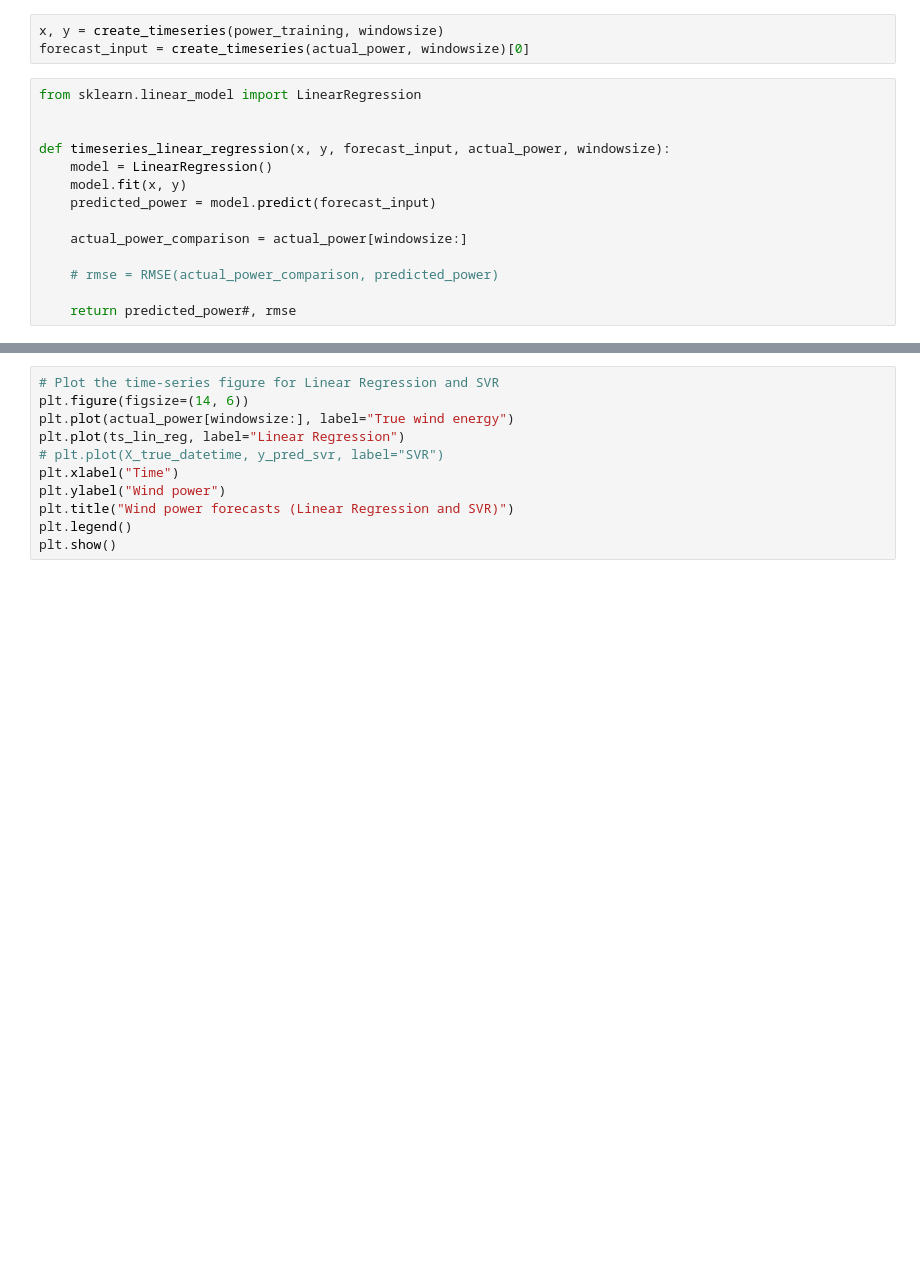
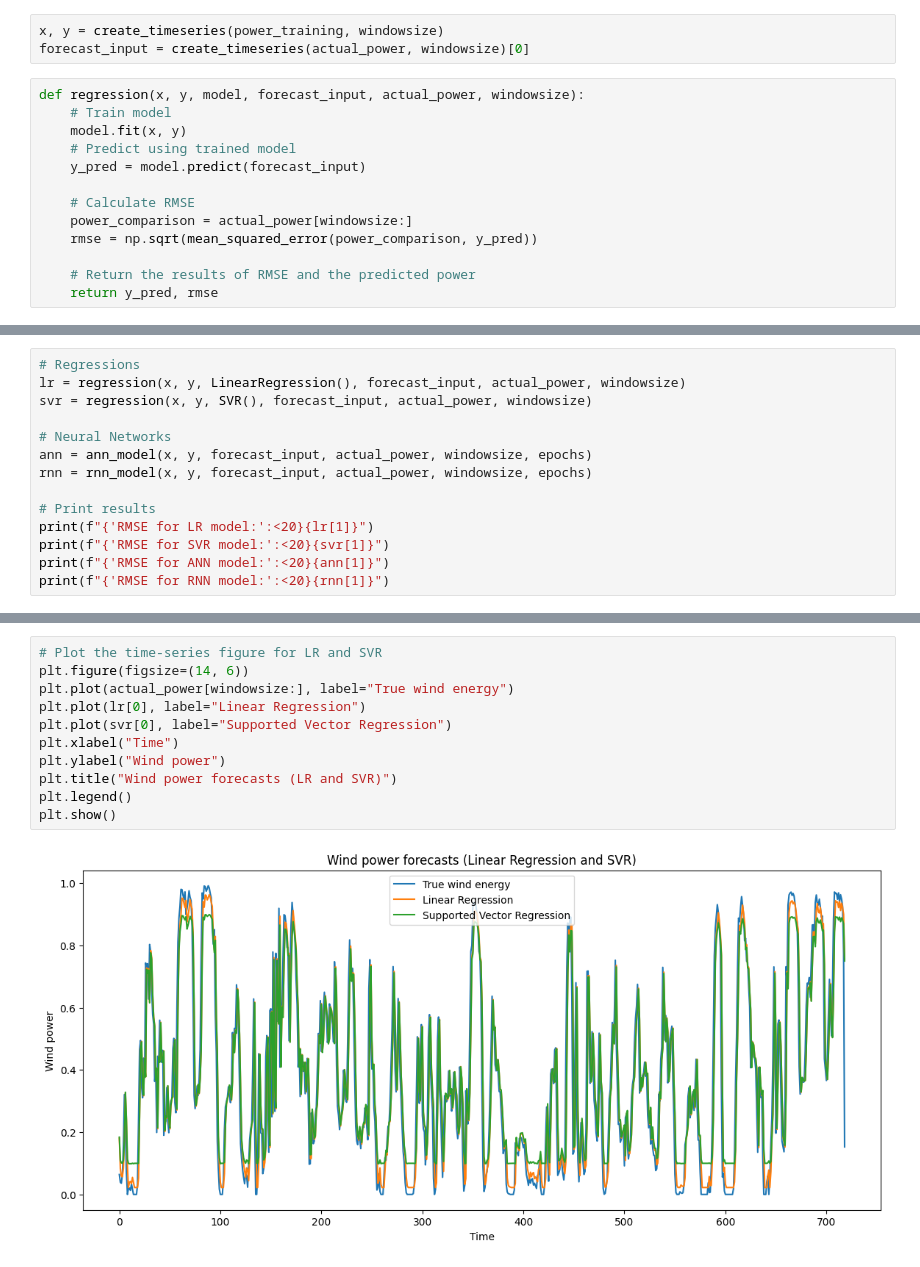
Before and after one commit to Nomissimon10/IN5410, a Jupyter notebook: oblig2/Task3/task3-3.ipynb, the cells around one changed output, grey strips where cells are left out. Saved outputs shown, nothing was run; the diff lists cells and outputs as text; blank space fills up the shorter version.

```diff
--- a/oblig2/Task3/task3-3.ipynb
+++ b/oblig2/Task3/task3-3.ipynb
@@ -64,16 +73,15 @@ timestamp = solution[1]
 x, y = create_timeseries(power_training, windowsize)
 forecast_input = create_timeseries(actual_power, windowsize)[0]
 # %%
-from sklearn.linear_model import LinearRegression
+def regression(x, y, model, forecast_input, actual_power, windowsize):
+    # Train model
+    model.fit(x, y)
+    # Predict using trained model
+    y_pred = model.predict(forecast_input)
 
+    # Calculate RMSE
+    power_comparison = actual_power[windowsize:]
+    rmse = np.sqrt(mean_squared_error(power_comparison, y_pred))
 
-def timeseries_linear_regression(x, y, forecast_input, actual_power, windowsize):
-    model = LinearRegression()
-    model.fit(x, y)
-    predicted_power = model.predict(forecast_input)
-
-    actual_power_comparison = actual_power[windowsize:]
-
-    # rmse = RMSE(actual_power_comparison, predicted_power)
-
-    return predicted_power#, rmse
+    # Return the results of RMSE and the predicted power
+    return y_pred, rmse
@@ -81,0 +144,14 @@ ts_lin_reg = timeseries_linear_regression(x, y, forecast_input, actual_power, wi
+# %%
+# Regressions
+lr = regression(x, y, LinearRegression(), forecast_input, actual_power, windowsize)
+svr = regression(x, y, SVR(), forecast_input, actual_power, windowsize)
+
+# Neural Networks
+ann = ann_model(x, y, forecast_input, actual_power, windowsize, epochs)
+rnn = rnn_model(x, y, forecast_input, actual_power, windowsize, epochs)
+
+# Print results
+print(f"{'RMSE for LR model:':<20}{lr[1]}")
+print(f"{'RMSE for SVR model:':<20}{svr[1]}")
+print(f"{'RMSE for ANN model:':<20}{ann[1]}")
+print(f"{'RMSE for RNN model:':<20}{rnn[1]}")
@@ -82,11 +195,13 @@ ts_lin_reg = timeseries_linear_regression(x, y, forecast_input, actual_power, wi
 # %%
-# Plot the time-series figure for Linear Regression and SVR
+# Plot the time-series figure for LR and SVR
 plt.figure(figsize=(14, 6))
 plt.plot(actual_power[windowsize:], label="True wind energy")
-plt.plot(ts_lin_reg, label="Linear Regression")
-# plt.plot(X_true_datetime, y_pred_svr, label="SVR")
+plt.plot(lr[0], label="Linear Regression")
+plt.plot(svr[0], label="Supported Vector Regression")
 plt.xlabel("Time")
 plt.ylabel("Wind power")
-plt.title("Wind power forecasts (Linear Regression and SVR)")
+plt.title("Wind power forecasts (LR and SVR)")
 plt.legend()
 plt.show()
+# %% [output]
+[figure, added]
```
Also changed, not shown: parts of 10 cells of this notebook.
